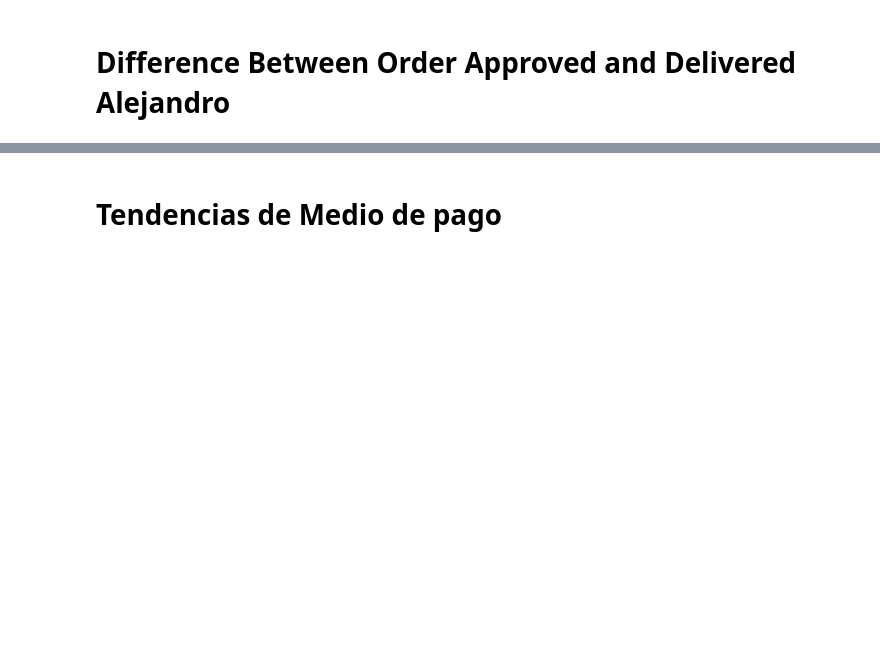
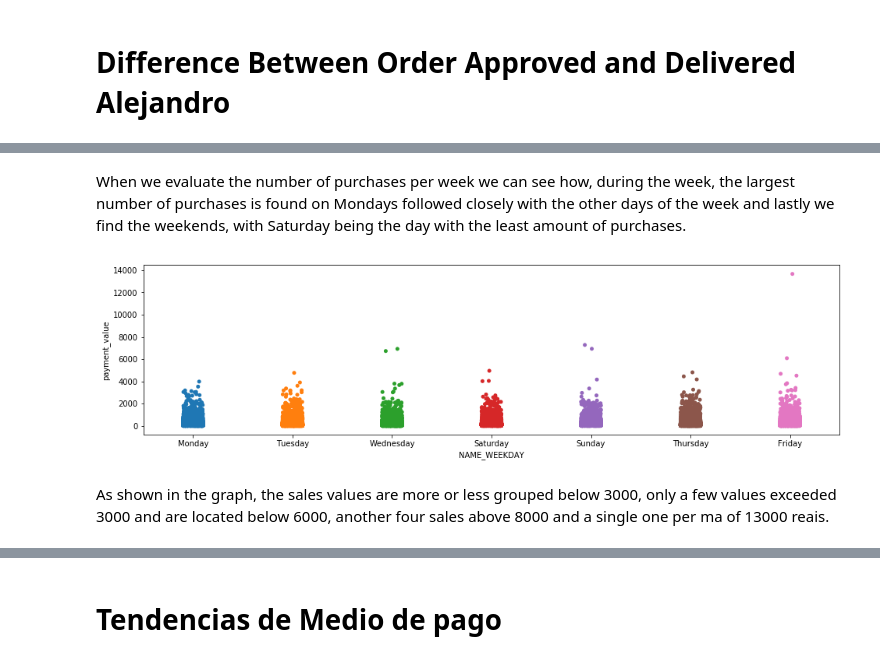
Before and after one commit to ximenarios/DS4AProject, a Jupyter notebook: brazilian_ximena.ipynb, the cells around one changed output, grey strips where cells are left out. Cells and saved outputs as stored; diff of their text form; code cells hidden in the pictures; blank space fills up the shorter version.

```diff
--- a/brazilian_ximena.ipynb
+++ b/brazilian_ximena.ipynb
@@ -304,0 +369,11 @@ delivery_time_df[["product_category_name", "order_delivered_customer_date", "ord
+# %% [markdown]
+When we evaluate the number of purchases per week we can see how, during the week, the largest number of purchases is found on Mondays followed closely with the other days of the week and lastly we find the weekends, with Saturday being the day with the least amount of purchases.
+# %%
+plt.figure(figsize=(16, 4))
+ax = sns.stripplot(x="NAME_WEEKDAY", y="payment_value", data = orders_by_date)
+plt.ylabel('payment_value')
+plt.show()
+# %% [output]
+[figure, added]
+# %% [markdown]
+As shown in the graph, the sales values are more or less grouped below 3000, only a few values exceeded 3000 and are located below 6000, another four sales above 8000 and a single one per ma of 13000 reais.
```
Also changed, not shown: parts of 45 cells of this notebook, 1 other file.
